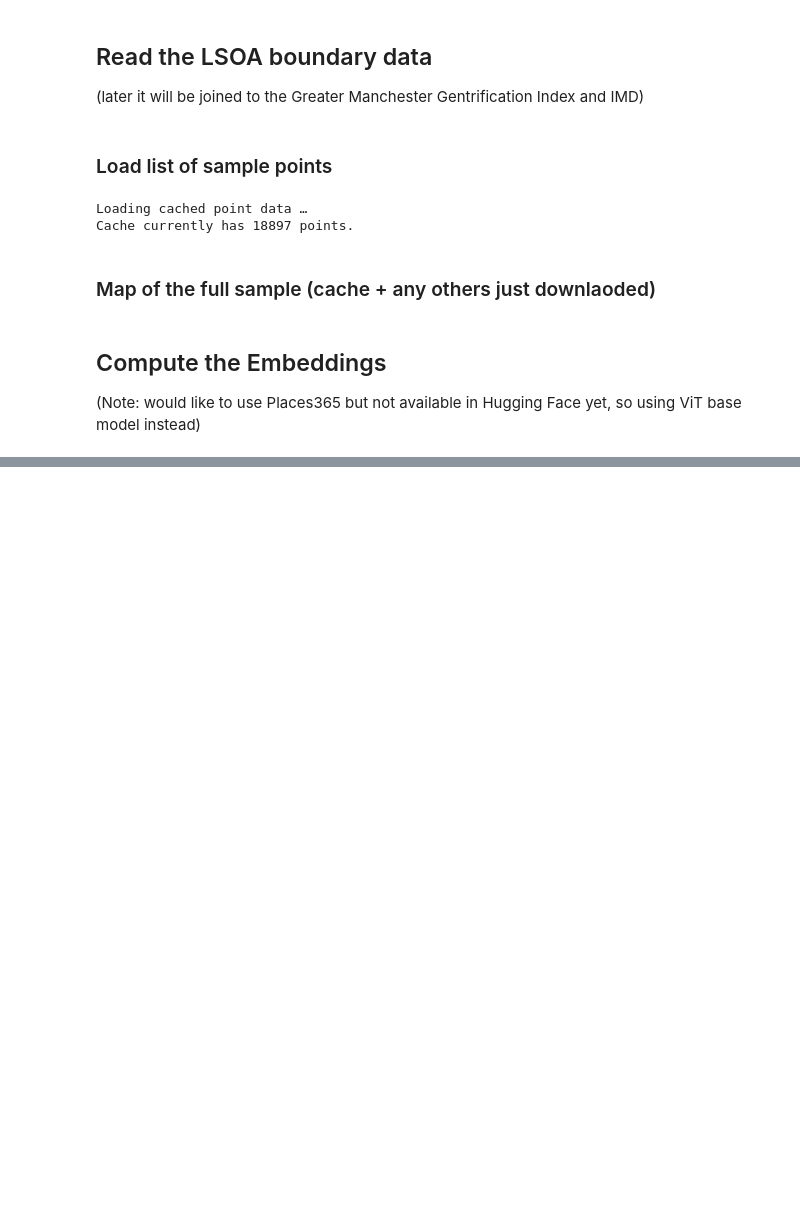
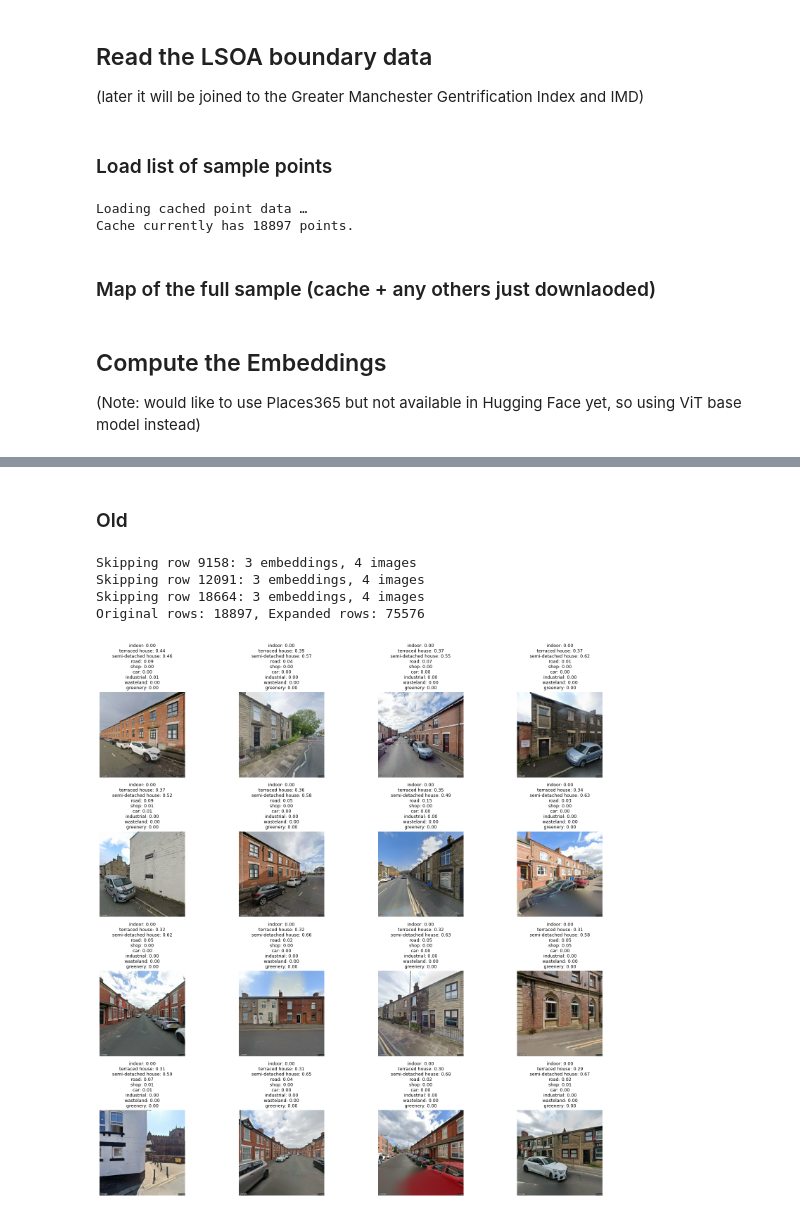
Before and after one commit to Urban-Analytics/INTEGRATE, a Jupyter notebook: llm/python/Embeddings/2-CalculateEmbeddings-CLIP.ipynb, the cells around one changed output, grey strips where cells are left out. Cells and saved outputs as stored; diff of their text form; code cells hidden in the pictures; blank space fills up the shorter version.

Commit message:
calculate embeddings old categories

```diff
--- a/llm/python/Embeddings/2-CalculateEmbeddings-CLIP.ipynb
+++ b/llm/python/Embeddings/2-CalculateEmbeddings-CLIP.ipynb
@@ -230,0 +319,38 @@ assert len(invalid_records)==0, f"Found {len(invalid_records)} invalid points"
+# %% [markdown]
+### Old
+# %%
+data_dir = os.path.join("../../data/embeddings/")
+lsoas_file = os.path.join("../../data/SpatialData/", "LSOAs_2021", "LSOA_2021_EW_BSC_V4.shp")
+points_data_cache = data_dir + "sample_points_cache/points_data_cache_with_embeddings_and_attn_stats_new.pkl"
+with open(points_data_cache, "rb") as f:
+    point_records = pickle.load(f)
+# %%
+point_coords = [Point(rec['longitude'], rec['latitude']) for rec in point_records]
+points_labels_gdf = gpd.GeoDataFrame(point_records, geometry=point_coords, crs="EPSG:4326")
+# %%
+expanded_rows = []
+
+for _, row in points_labels_gdf.iterrows():
+    embeddings = row['embeddings']      # list of 4 embeddings
+    images = row['image_files']        # list of 4 image paths
+
+    # Skip if lengths don't match
+    if len(embeddings) != len(images):
+        print(f"Skipping row {row.name}: {len(embeddings)} embeddings, {len(images)} images")
+        continue
+
+    for emb, img in zip(embeddings, images):
+        new_row = row.to_dict()        # copy all other columns
+        new_row['embeddings'] = emb     # single embedding
+        new_row['image_files'] = img    # single image
+        expanded_rows.append(new_row)
+
+# Create new DataFrame
+expanded_gdf = pd.DataFrame(expanded_rows)
+print(f"Original rows: {len(points_labels_gdf)}, Expanded rows: {len(expanded_gdf)}")
+expanded_gdf = pd.DataFrame(expanded_rows)
+# %% [output]
+Skipping row 9158: 3 embeddings, 4 images
+Skipping row 12091: 3 embeddings, 4 images
+Skipping row 18664: 3 embeddings, 4 images
+Original rows: 18897, Expanded rows: 75576
@@ -230,0 +386,41 @@ assert len(invalid_records)==0, f"Found {len(invalid_records)} invalid points"
+# %%
+# --- Plot function ---
+def plot_images_with_scores(image_paths, category_probs, category_names, n_images, n_cols=3, sort_by=None):
+    """
+    Plots images in a grid with category probabilities above each image.
+    """
+    if sort_by is not None:
+        sort_idx = np.argsort(category_probs[:, category_names.index(sort_by)])[::-1]
+        image_paths = [image_paths[i] for i in sort_idx]
+        category_probs = category_probs[sort_idx]
+
+    #n_images = len(image_paths)
+    n_rows = math.ceil(n_images / n_cols)
+    fig, axs = plt.subplots(n_rows, n_cols, figsize=(n_cols*4, n_rows*4))
+    axs = axs.flatten()
+
+    for i in range(n_images):
+        try:
+            img = Image.open(image_paths[i])
+            axs[i].imshow(img)
+        except:
+            axs[i].axis('off')
+            continue
+
+        scores_text = "\n".join([
+            f"{name}: {category_probs[i, idx]:.2f}"
+            for idx, name in enumerate(category_names)
+        ])
+        axs[i].set_title(scores_text, fontsize=9)
+        axs[i].axis('off')
+
+    # Turn off unused axes
+    for j in range(n_images, len(axs)):
+        axs[j].axis('off')
+
+    plt.tight_layout()
+    plt.show()
+
+plot_images_with_scores(image_paths_adj, category_probs, category_names, n_images=16, n_cols=4, sort_by="terraced house")
+# %% [output]
+[figure, added]
```
Also changed, not shown: parts of 7 cells of this notebook.
